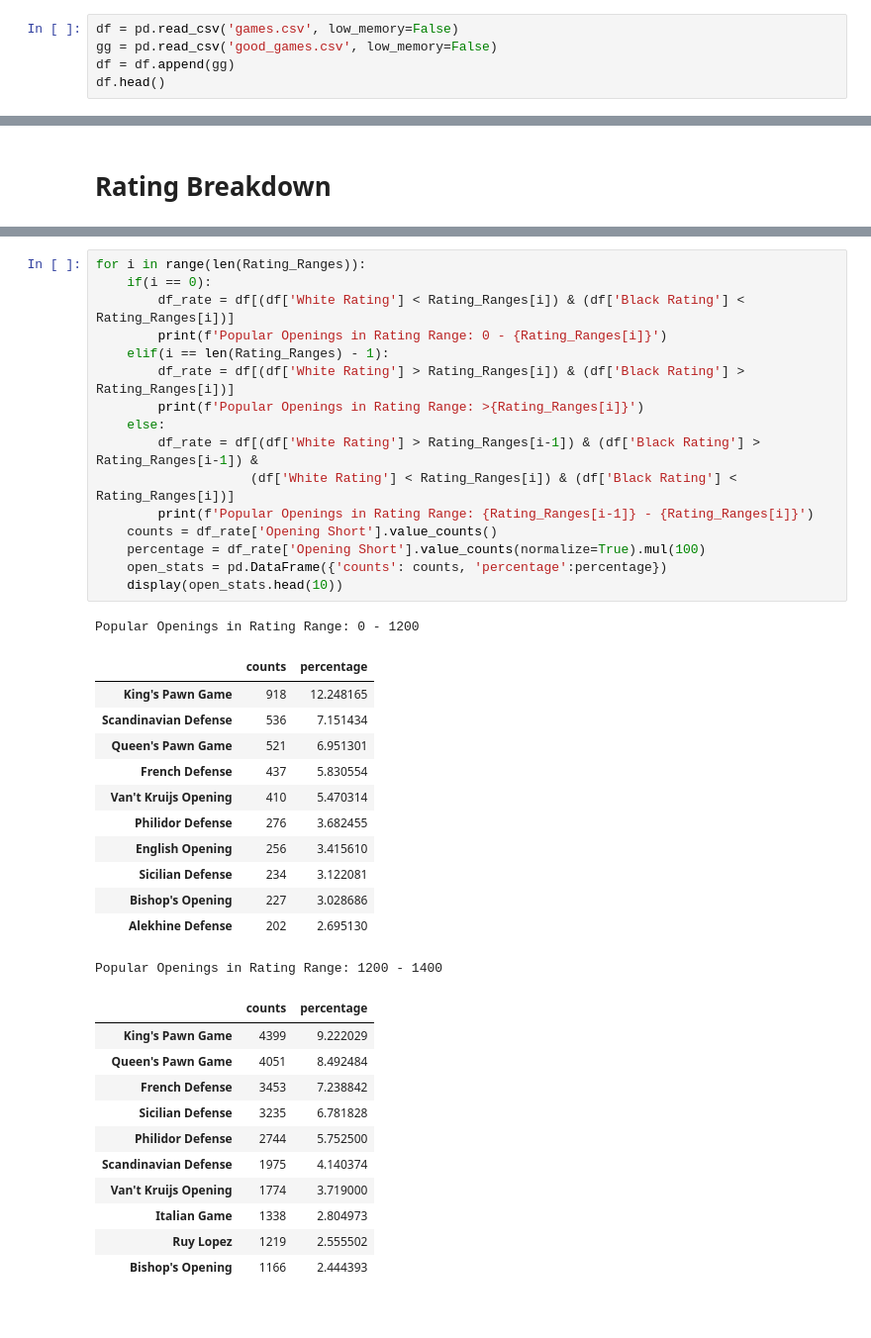
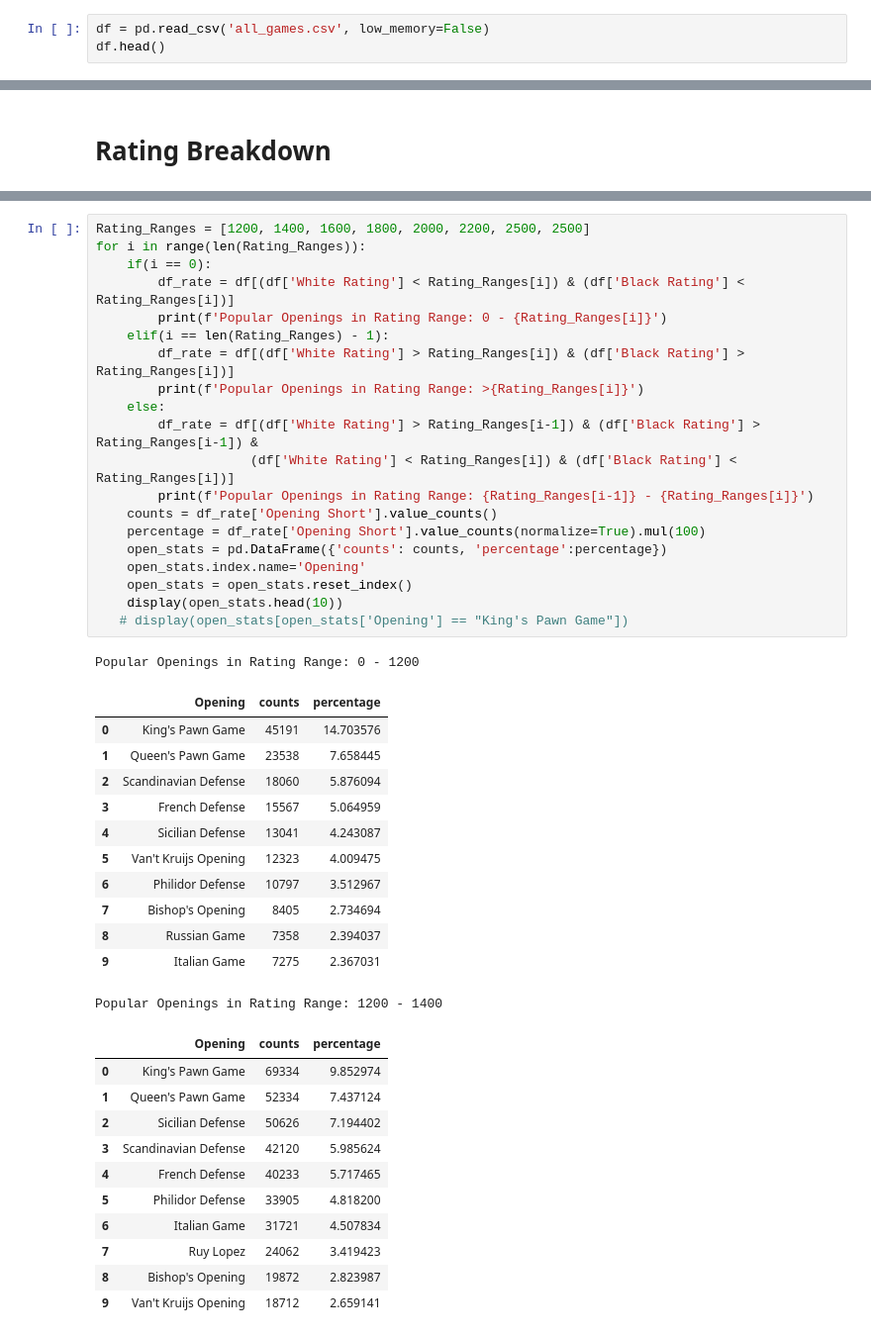
Before and after one commit to kdesai2018/DSL-final-project, a Jupyter notebook: jordan_analysis.ipynb, the cells around one changed output, grey strips where cells are left out. Shown: that part at 99% size. Cells and saved outputs as stored; diff of their text form.

```diff
--- a/jordan_analysis.ipynb
+++ b/jordan_analysis.ipynb
@@ -7,9 +8,7 @@ import re
 # %% [markdown]
 # Importing and Setuping Up Dataset
 # %%
-df = pd.read_csv('games.csv', low_memory=False)
-gg = pd.read_csv('good_games.csv', low_memory=False)
-df = df.append(gg)
+df = pd.read_csv('all_games.csv', low_memory=False)
 df.head()
 # %% [output]
 |  | Unnamed: 0 | Event | Result | White Rating | Black Rating | Eco | Opening | Termination | Turns |
@@ -239,42 +313,46 @@ Rating_Ranges = [1200, 1400, 1600, 1800, 2000, 2200, 2300]
 # %%
+Rating_Ranges = [1200, 1400, 1600, 1800, 2000, 2200, 2500, 2500]
 for i in range(len(Rating_Ranges)):
     if(i == 0):
         df_rate = df[(df['White Rating'] < Rating_Ranges[i]) & (df['Black Rating'] < Rating_Ranges[i])]
         print(f'Popular Openings in Rating Range: 0 - {Rating_Ranges[i]}')
     elif(i == len(Rating_Ranges) - 1):
         df_rate = df[(df['White Rating'] > Rating_Ranges[i]) & (df['Black Rating'] > Rating_Ranges[i])]
         print(f'Popular Openings in Rating Range: >{Rating_Ranges[i]}')
     else:
         df_rate = df[(df['White Rating'] > Rating_Ranges[i-1]) & (df['Black Rating'] > Rating_Ranges[i-1]) &
                     (df['White Rating'] < Rating_Ranges[i]) & (df['Black Rating'] < Rating_Ranges[i])]
         print(f'Popular Openings in Rating Range: {Rating_Ranges[i-1]} - {Rating_Ranges[i]}')
     counts = df_rate['Opening Short'].value_counts()
     percentage = df_rate['Opening Short'].value_counts(normalize=True).mul(100)
     open_stats = pd.DataFrame({'counts': counts, 'percentage':percentage})
+    open_stats.index.name='Opening'
+    open_stats = open_stats.reset_index()
     display(open_stats.head(10))
+   # display(open_stats[open_stats['Opening'] == "King's Pawn Game"])
 # %% [output]
 Popular Openings in Rating Range: 0 - 1200
-|  | counts | percentage |
-| King's Pawn Game | 918 | 12.248165 |
-| Scandinavian Defense | 536 | 7.151434 |
-| Queen's Pawn Game | 521 | 6.951301 |
-| French Defense | 437 | 5.830554 |
-| Van't Kruijs Opening | 410 | 5.470314 |
-| Philidor Defense | 276 | 3.682455 |
-| English Opening | 256 | 3.415610 |
-| Sicilian Defense | 234 | 3.122081 |
-| Bishop's Opening | 227 | 3.028686 |
-| Alekhine Defense | 202 | 2.695130 |
+|  | Opening | counts | percentage |
+| 0 | King's Pawn Game | 45191 | 14.703576 |
+| 1 | Queen's Pawn Game | 23538 | 7.658445 |
+| 2 | Scandinavian Defense | 18060 | 5.876094 |
+| 3 | French Defense | 15567 | 5.064959 |
+| 4 | Sicilian Defense | 13041 | 4.243087 |
+| 5 | Van't Kruijs Opening | 12323 | 4.009475 |
+| 6 | Philidor Defense | 10797 | 3.512967 |
+| 7 | Bishop's Opening | 8405 | 2.734694 |
+| 8 | Russian Game | 7358 | 2.394037 |
+| 9 | Italian Game | 7275 | 2.367031 |
 Popular Openings in Rating Range: 1200 - 1400
-|  | counts | percentage |
-| King's Pawn Game | 4399 | 9.222029 |
-| Queen's Pawn Game | 4051 | 8.492484 |
-| French Defense | 3453 | 7.238842 |
-| Sicilian Defense | 3235 | 6.781828 |
-| Philidor Defense | 2744 | 5.752500 |
-| Scandinavian Defense | 1975 | 4.140374 |
-| Van't Kruijs Opening | 1774 | 3.719000 |
-| Italian Game | 1338 | 2.804973 |
-| Ruy Lopez | 1219 | 2.555502 |
-| Bishop's Opening | 1166 | 2.444393 |
+|  | Opening | counts | percentage |
+| 0 | King's Pawn Game | 69334 | 9.852974 |
+| 1 | Queen's Pawn Game | 52334 | 7.437124 |
+| 2 | Sicilian Defense | 50626 | 7.194402 |
+| 3 | Scandinavian Defense | 42120 | 5.985624 |
+| 4 | French Defense | 40233 | 5.717465 |
+| 5 | Philidor Defense | 33905 | 4.818200 |
+| 6 | Italian Game | 31721 | 4.507834 |
+| 7 | Ruy Lopez | 24062 | 3.419423 |
+| 8 | Bishop's Opening | 19872 | 2.823987 |
+| 9 | Van't Kruijs Opening | 18712 | 2.659141 |
 Popular Openings in Rating Range: 1400 - 1600
```
Also changed, not shown: parts of 31 cells of this notebook.
